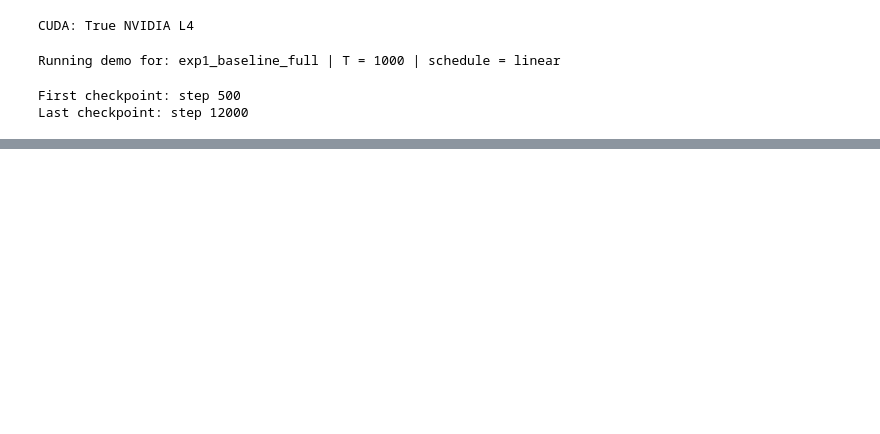
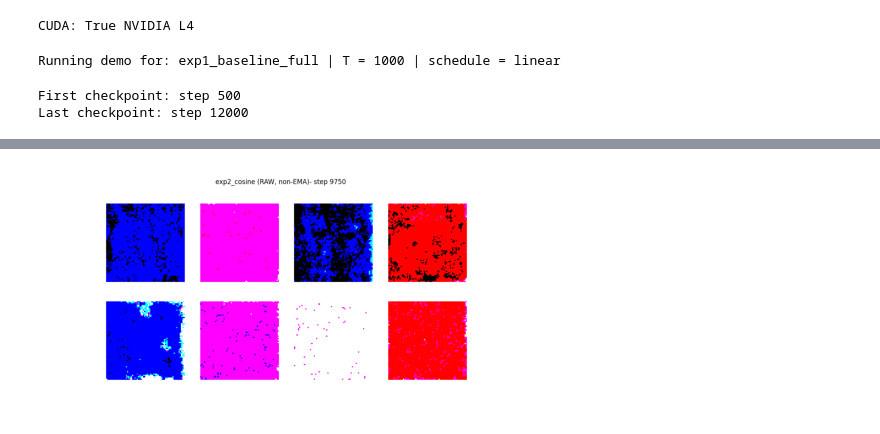
Before and after one commit to Noam-Sin/DDPM-NeuralNetwork, a Jupyter notebook: ddpm/live_demo.ipynb, the cells around one changed output, grey strips where cells are left out. Drawn from its saved outputs; the diff is of its cells as text; code cells hidden in the pictures; blank space fills up the shorter version.

```diff
--- a/ddpm/live_demo.ipynb
+++ b/ddpm/live_demo.ipynb
@@ -82,0 +166,11 @@ plt.show()
+# %%
+from PIL import Image
+import matplotlib.pyplot as plt
+
+img = Image.open("runs/exp2_cosine/samples_raw/step_9750_raw.png")
+plt.figure(figsize=(6, 6))
+plt.imshow(img)
+plt.axis("off")
+plt.show()
+# %% [output]
+[figure, added]
```
Also changed, not shown: parts of 3 cells of this notebook.
